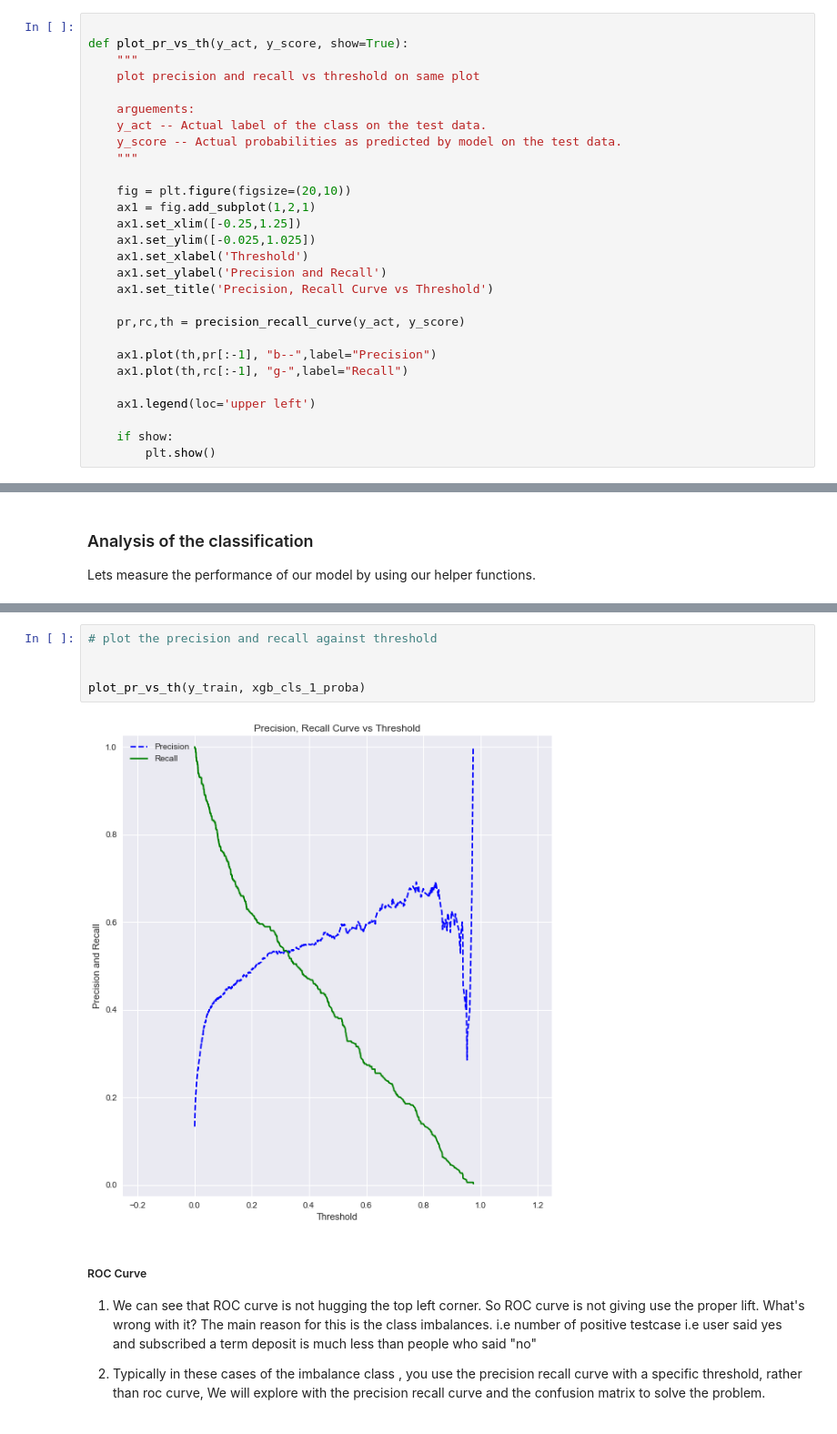
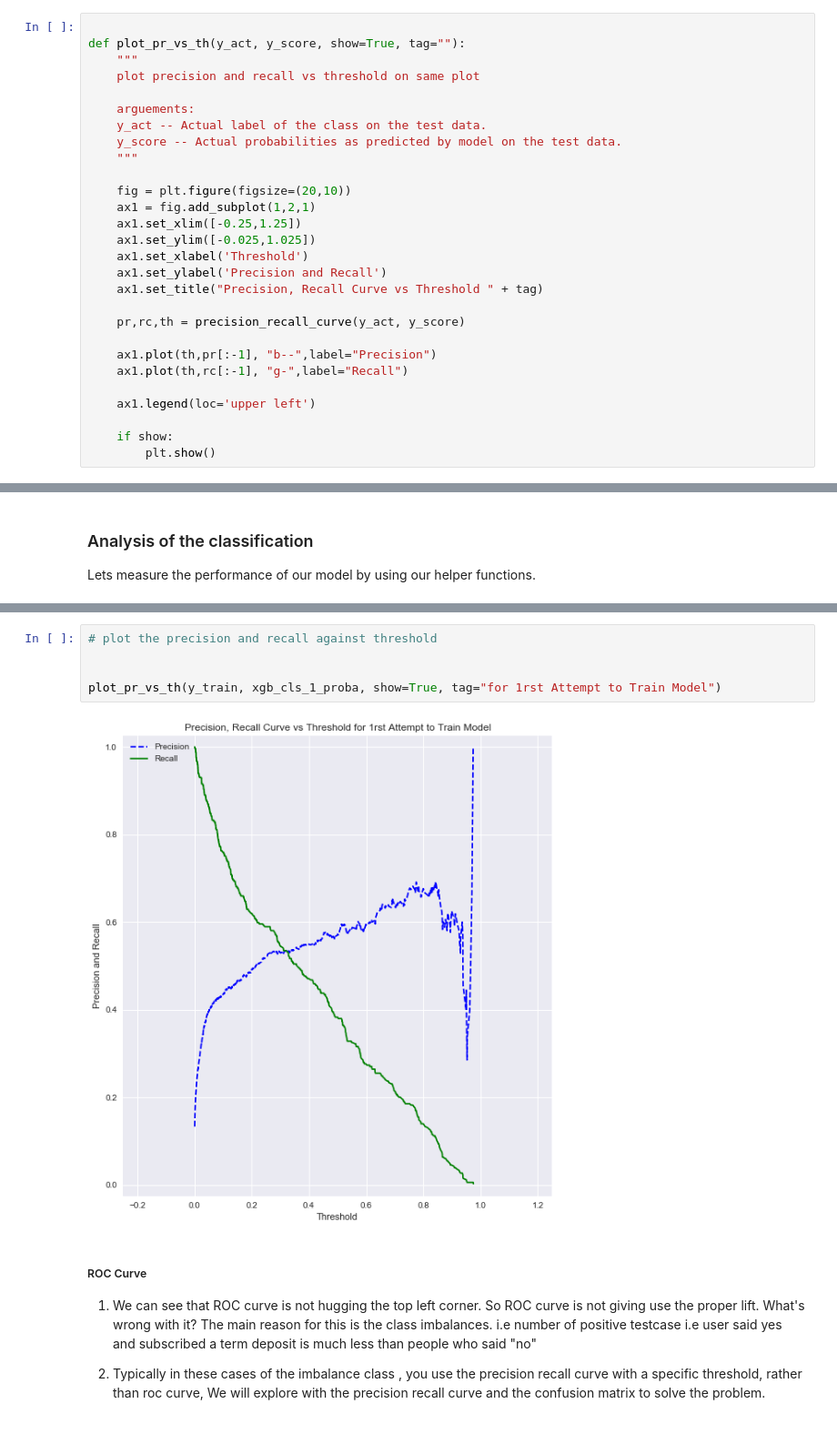
Before and after one commit to aloknsingh/ds_xgboost_clf_4_imbalance_data, a Jupyter notebook: notebooks/predict_bank_cd_subs_by_xgboost_clf_for_imbalance_dataset.ipynb, the cells around one changed output, grey strips where cells are left out. Shown at 91% size. Drawn from its saved outputs; the diff is of its cells as text.

```diff
--- a/notebooks/predict_bank_cd_subs_by_xgboost_clf_for_imbalance_dataset.ipynb
+++ b/notebooks/predict_bank_cd_subs_by_xgboost_clf_for_imbalance_dataset.ipynb
@@ -1177,7 +1177,7 @@ To get the visual information about the plot, we created a utility to plot preci
 threshold.
 # %%
 
-def plot_pr_vs_th(y_act, y_score, show=True):
+def plot_pr_vs_th(y_act, y_score, show=True, tag=""):
     """
     plot precision and recall vs threshold on same plot
 
@@ -1192,7 +1192,7 @@ def plot_pr_vs_th(y_act, y_score, show=True):
     ax1.set_ylim([-0.025,1.025])
     ax1.set_xlabel('Threshold')
     ax1.set_ylabel('Precision and Recall')
-    ax1.set_title('Precision, Recall Curve vs Threshold')
+    ax1.set_title("Precision, Recall Curve vs Threshold " + tag)
 
     pr,rc,th = precision_recall_curve(y_act, y_score)
 
@@ -1325,10 +1325,10 @@ avg / total       0.88      0.90      0.89      2847
 # %%
 # plot the precision and recall against threshold
 
 
-plot_pr_vs_th(y_train, xgb_cls_1_proba)
+plot_pr_vs_th(y_train, xgb_cls_1_proba, show=True, tag="for 1rst Attempt to Train Model")
 # %% [output]
-[figure, old version]
+[figure, new version]
 # %% [markdown]
 
 
```
Also changed, not shown: parts of 26 cells of this notebook.
